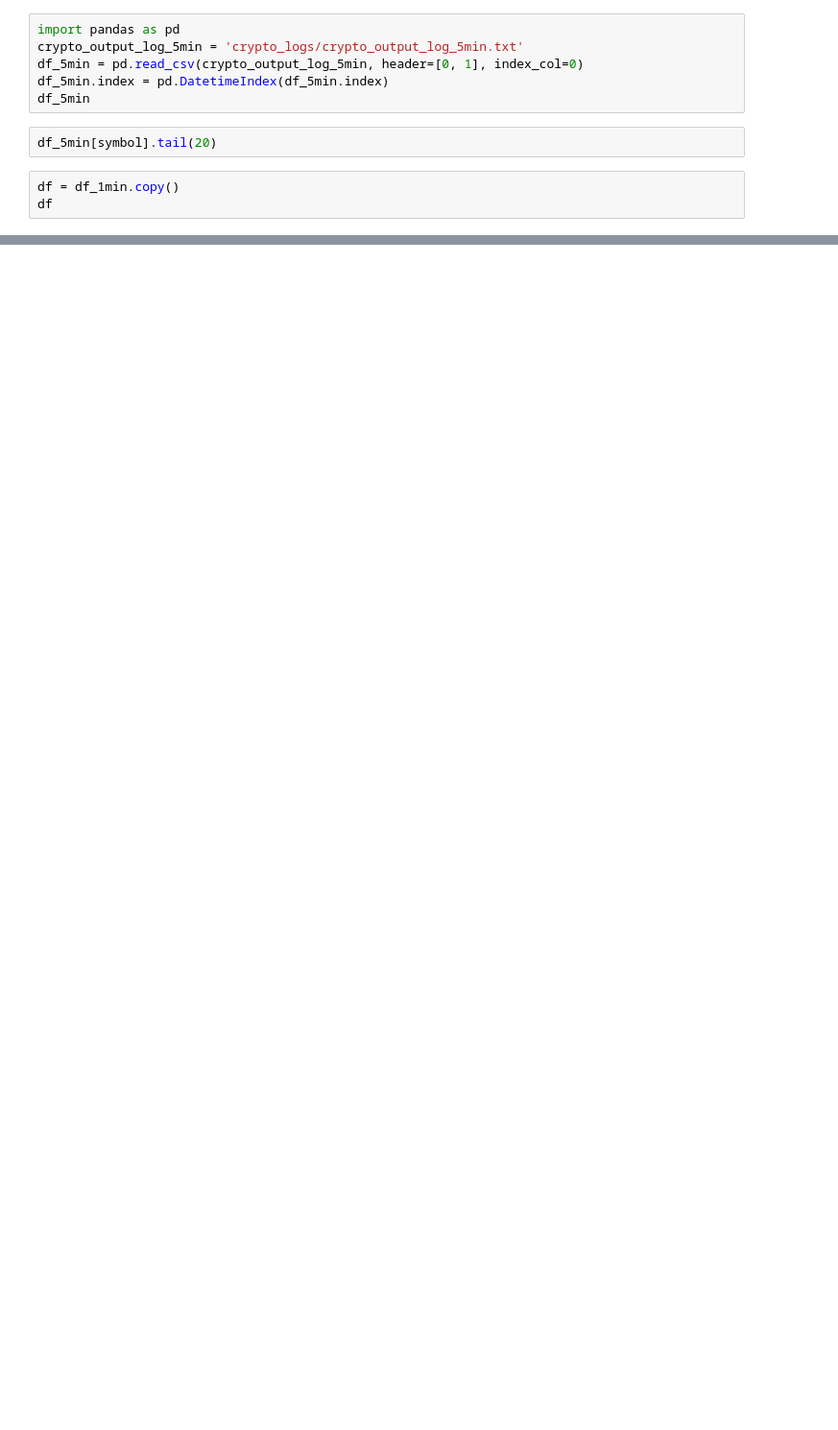
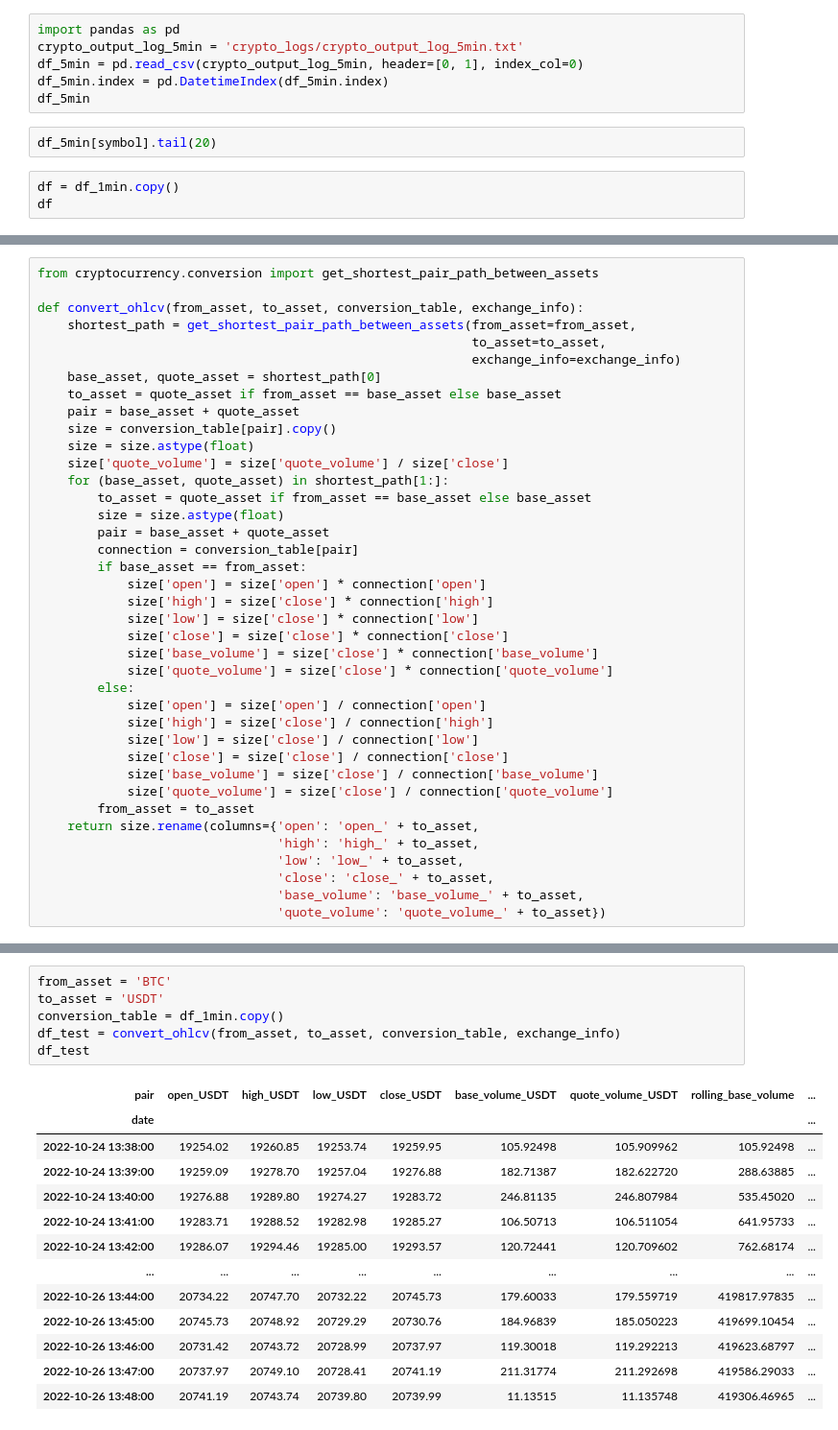
Before and after one commit to Humbleman72/crypto_bot, a Jupyter notebook: crypto_logger_output_1min.ipynb, the cells around one changed output, grey strips where cells are left out. Shown at 96% size. Drawn from its saved outputs; the diff is of its cells as text; blank space fills up the shorter version.

Commit message:
Converting whole OHLCV blazingly fast.

```diff
--- a/crypto_logger_output_1min.ipynb
+++ b/crypto_logger_output_1min.ipynb
@@ -742,0 +687,39 @@ df.memory_usage().sum()
+# %%
+from cryptocurrency.conversion import get_shortest_pair_path_between_assets
+
+def convert_ohlcv(from_asset, to_asset, conversion_table, exchange_info):
+    shortest_path = get_shortest_pair_path_between_assets(from_asset=from_asset,
+                                                          to_asset=to_asset,
+                                                          exchange_info=exchange_info)
+    base_asset, quote_asset = shortest_path[0]
+    to_asset = quote_asset if from_asset == base_asset else base_asset
+    pair = base_asset + quote_asset
+    size = conversion_table[pair].copy()
+    size = size.astype(float)
+    size['quote_volume'] = size['quote_volume'] / size['close']
+    for (base_asset, quote_asset) in shortest_path[1:]:
+        to_asset = quote_asset if from_asset == base_asset else base_asset
+        size = size.astype(float)
+        pair = base_asset + quote_asset
+        connection = conversion_table[pair]
+        if base_asset == from_asset:
+            size['open'] = size['open'] * connection['open']
+            size['high'] = size['close'] * connection['high']
+            size['low'] = size['close'] * connection['low']
+            size['close'] = size['close'] * connection['close']
+            size['base_volume'] = size['close'] * connection['base_volume']
+            size['quote_volume'] = size['close'] * connection['quote_volume']
+        else:
+            size['open'] = size['open'] / connection['open']
+            size['high'] = size['close'] / connection['high']
+            size['low'] = size['close'] / connection['low']
+            size['close'] = size['close'] / connection['close']
+            size['base_volume'] = size['close'] / connection['base_volume']
+            size['quote_volume'] = size['close'] / connection['quote_volume']
+        from_asset = to_asset
+    return size.rename(columns={'open': 'open_' + to_asset,
+                                'high': 'high_' + to_asset,
+                                'low': 'low_' + to_asset,
+                                'close': 'close_' + to_asset,
+                                'base_volume': 'base_volume_' + to_asset,
+                                'quote_volume': 'quote_volume_' + to_asset})
@@ -742,0 +743,20 @@ df.memory_usage().sum()
+# %%
+from_asset = 'BTC'
+to_asset = 'USDT'
+conversion_table = df_1min.copy()
+df_test = convert_ohlcv(from_asset, to_asset, conversion_table, exchange_info)
+df_test
+# %% [output]
+| pair | open_USDT | high_USDT | low_USDT | close_USDT | base_volume_USDT | quote_volume_USDT | rolling_base_volume | ... |
+| date |  |  |  |  |  |  |  | ... |
+| 2022-10-24 13:38:00 | 19254.02 | 19260.85 | 19253.74 | 19259.95 | 105.92498 | 105.909962 | 105.92498 | ... |
+| 2022-10-24 13:39:00 | 19259.09 | 19278.70 | 19257.04 | 19276.88 | 182.71387 | 182.622720 | 288.63885 | ... |
+| 2022-10-24 13:40:00 | 19276.88 | 19289.80 | 19274.27 | 19283.72 | 246.81135 | 246.807984 | 535.45020 | ... |
+| 2022-10-24 13:41:00 | 19283.71 | 19288.52 | 19282.98 | 19285.27 | 106.50713 | 106.511054 | 641.95733 | ... |
+| 2022-10-24 13:42:00 | 19286.07 | 19294.46 | 19285.00 | 19293.57 | 120.72441 | 120.709602 | 762.68174 | ... |
+| ... | ... | ... | ... | ... | ... | ... | ... | ... |
+| 2022-10-26 13:44:00 | 20734.22 | 20747.70 | 20732.22 | 20745.73 | 179.60033 | 179.559719 | 419817.97835 | ... |
+| 2022-10-26 13:45:00 | 20745.73 | 20748.92 | 20729.29 | 20730.76 | 184.96839 | 185.050223 | 419699.10454 | ... |
+| 2022-10-26 13:46:00 | 20731.42 | 20743.72 | 20728.99 | 20737.97 | 119.30018 | 119.292213 | 419623.68797 | ... |
+| 2022-10-26 13:47:00 | 20737.97 | 20749.10 | 20728.41 | 20741.19 | 211.31774 | 211.292698 | 419586.29033 | ... |
+| 2022-10-26 13:48:00 | 20741.19 | 20743.74 | 20739.80 | 20739.99 | 11.13515 | 11.135748 | 419306.46965 | ... |
```
Also changed, not shown: parts of 54 cells of this notebook, 11 other files.
